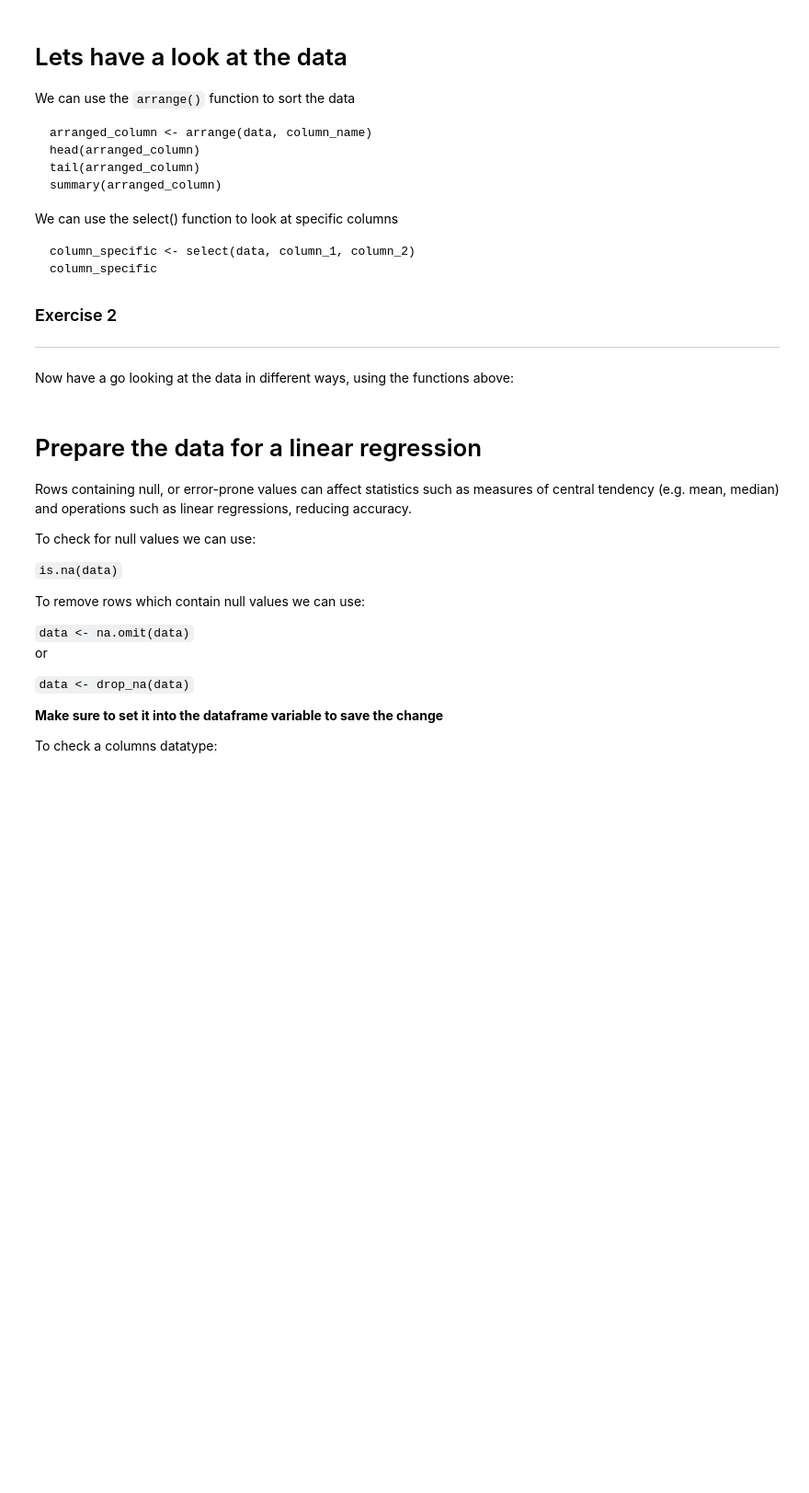
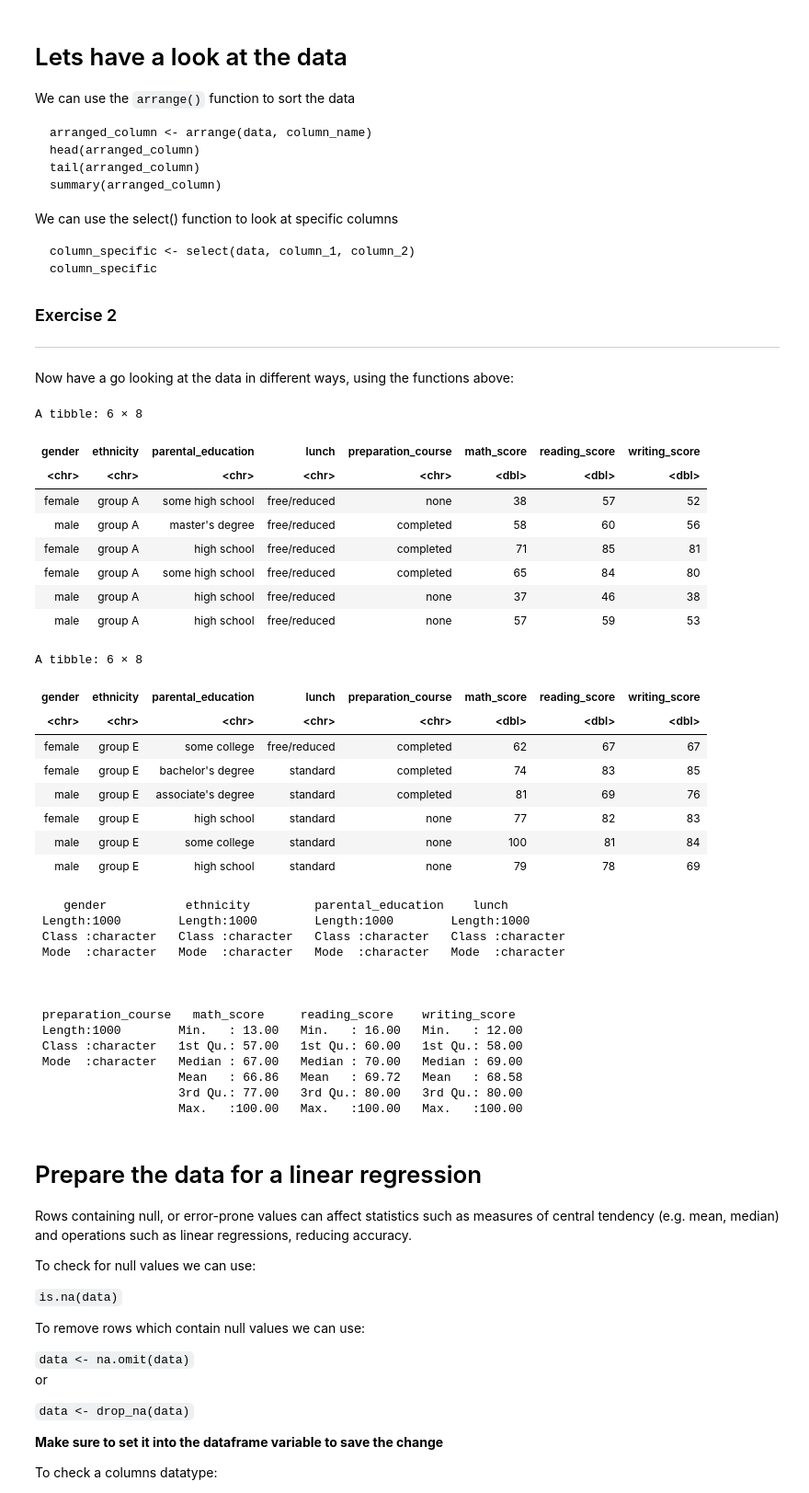
Before and after one commit to duntik/programming-for-data, a Jupyter notebook: Session 5/Sprint 1/R_Student_performance.ipynb, the cells around one changed output. Shown: that part at 92% size. Saved outputs shown, nothing was run; the diff lists cells and outputs as text; code cells hidden in the pictures; blank space fills up the shorter version.

```diff
--- a/Session 5/Sprint 1/R_Student_performance.ipynb
+++ b/Session 5/Sprint 1/R_Student_performance.ipynb
@@ -106,6 +130,47 @@ column_specific
 ---
 
 Now have a go looking at the data in different ways, using the functions above:
+# %%
+arranged_column <- arrange(df, ethnicity)
+head(arranged_column)
+tail(arranged_column)
+summary(arranged_column)
+
+# column_specific <- select(df, math_score, reading_score)
+# column_specific
+# %% [output]
+A tibble: 6 × 8
+| gender | ethnicity | parental_education | lunch | preparation_course | math_score | reading_score | writing_score |
+| <chr> | <chr> | <chr> | <chr> | <chr> | <dbl> | <dbl> | <dbl> |
+| female | group A | some high school | free/reduced | none | 38 | 57 | 52 |
+| male | group A | master's degree | free/reduced | completed | 58 | 60 | 56 |
+| female | group A | high school | free/reduced | completed | 71 | 85 | 81 |
+| female | group A | some high school | free/reduced | completed | 65 | 84 | 80 |
+| male | group A | high school | free/reduced | none | 37 | 46 | 38 |
+| male | group A | high school | free/reduced | none | 57 | 59 | 53 |
+A tibble: 6 × 8
+| gender | ethnicity | parental_education | lunch | preparation_course | math_score | reading_score | writing_score |
+| <chr> | <chr> | <chr> | <chr> | <chr> | <dbl> | <dbl> | <dbl> |
+| female | group E | some college | free/reduced | completed | 62 | 67 | 67 |
+| female | group E | bachelor's degree | standard | completed | 74 | 83 | 85 |
+| male | group E | associate's degree | standard | completed | 81 | 69 | 76 |
+| female | group E | high school | standard | none | 77 | 82 | 83 |
+| male | group E | some college | standard | none | 100 | 81 | 84 |
+| male | group E | high school | standard | none | 79 | 78 | 69 |
+    gender           ethnicity         parental_education    lunch
+ Length:1000        Length:1000        Length:1000        Length:1000
+ Class :character   Class :character   Class :character   Class :character
+ Mode  :character   Mode  :character   Mode  :character   Mode  :character
+
+
+
+ preparation_course   math_score     reading_score    writing_score
+ Length:1000        Min.   : 13.00   Min.   : 16.00   Min.   : 12.00
+ Class :character   1st Qu.: 57.00   1st Qu.: 60.00   1st Qu.: 58.00
+ Mode  :character   Median : 67.00   Median : 70.00   Median : 69.00
+                    Mean   : 66.86   Mean   : 69.72   Mean   : 68.58
+                    3rd Qu.: 77.00   3rd Qu.: 80.00   3rd Qu.: 80.00
+                    Max.   :100.00   Max.   :100.00   Max.   :100.00
 # %% [markdown]
 # Prepare the data for a linear regression
 
```
Also changed, not shown: parts of 1 cell of this notebook.
